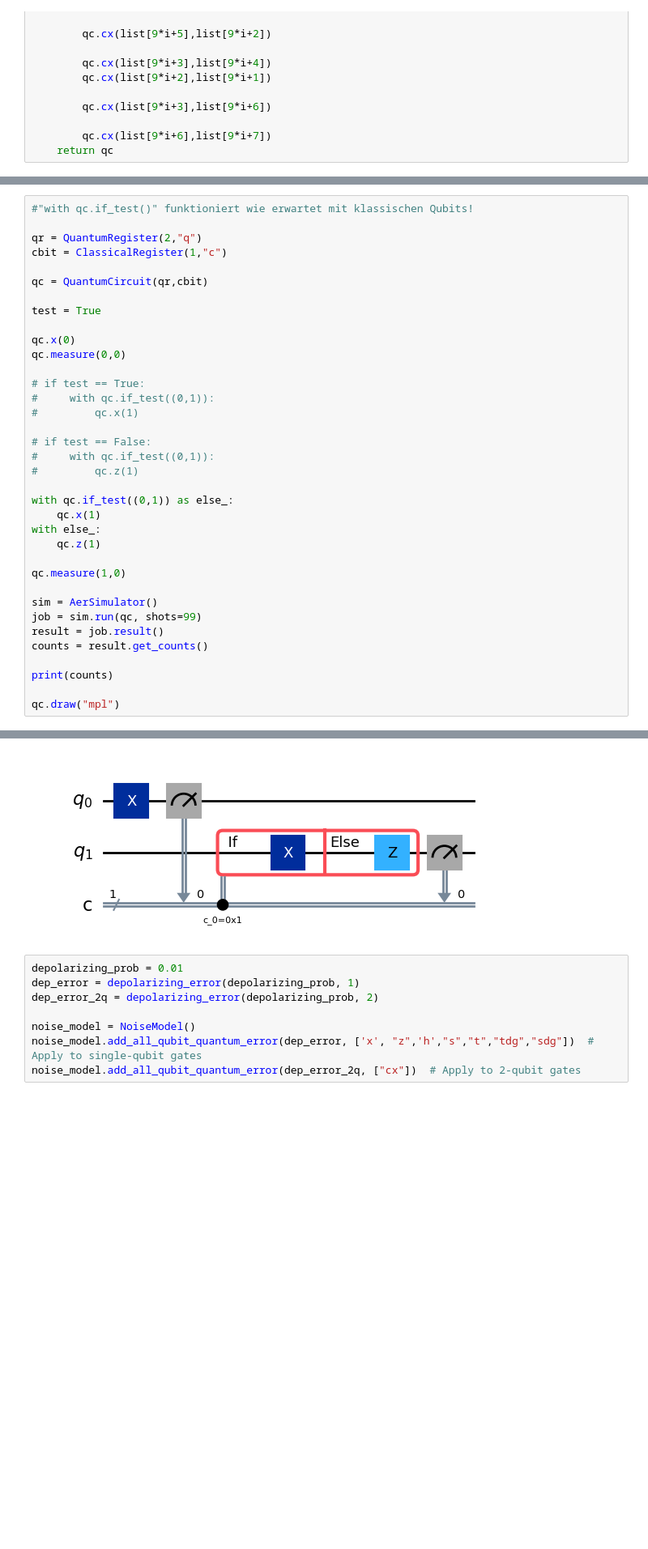
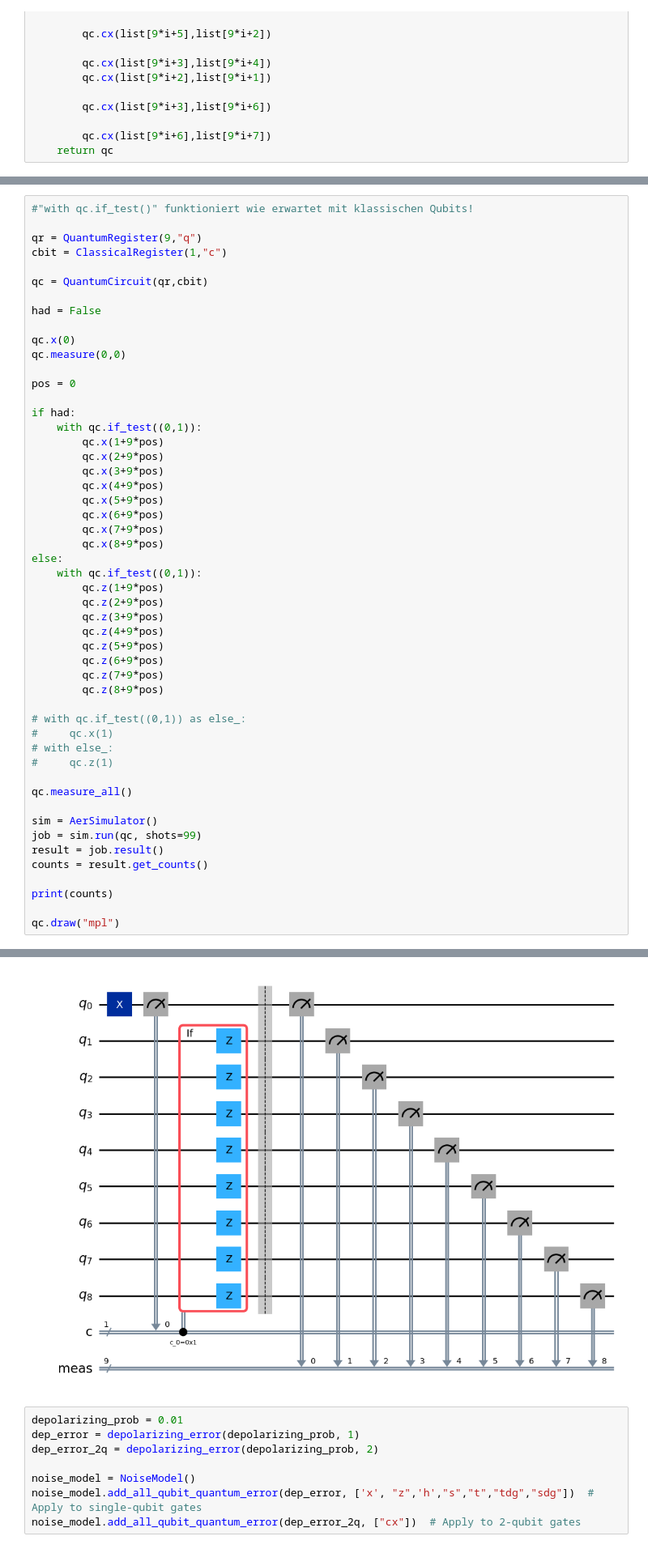
Before and after one commit to RicemanBoy/qc_researchproject, a Jupyter notebook: Rotated Surface Code/Eigener Surface Code.ipynb, the cells around one changed output, grey strips where cells are left out. Shown at 81% size. Drawn from its saved outputs; the diff is of its cells as text; blank space fills up the shorter version.

```diff
--- a/Rotated Surface Code/Eigener Surface Code.ipynb
+++ b/Rotated Surface Code/Eigener Surface Code.ipynb
@@ -671,30 +679,45 @@ Wir wollen 1...:  {'0001': 10, '1001': 38, '0000': 16, '1000': 35}
 # %%
 #"with qc.if_test()" funktioniert wie erwartet mit klassischen Qubits!
 
-qr = QuantumRegister(2,"q")
+qr = QuantumRegister(9,"q")
 cbit = ClassicalRegister(1,"c")
 
 qc = QuantumCircuit(qr,cbit)
 
-test = True
+had = False
 
 qc.x(0)
 qc.measure(0,0)
 
-# if test == True:
-#     with qc.if_test((0,1)):
-#         qc.x(1)
+pos = 0
 
-# if test == False:
-#     with qc.if_test((0,1)):
-#         qc.z(1)
+if had:
+    with qc.if_test((0,1)):
+        qc.x(1+9*pos)
+        qc.x(2+9*pos)
+        qc.x(3+9*pos)
+        qc.x(4+9*pos)
+        qc.x(5+9*pos)
+        qc.x(6+9*pos)
+        qc.x(7+9*pos)
+        qc.x(8+9*pos)
+else:
+    with qc.if_test((0,1)):
+        qc.z(1+9*pos)
+        qc.z(2+9*pos)
+        qc.z(3+9*pos)
+        qc.z(4+9*pos)
+        qc.z(5+9*pos)
+        qc.z(6+9*pos)
+        qc.z(7+9*pos)
+        qc.z(8+9*pos)
 
-with qc.if_test((0,1)) as else_:
-    qc.x(1)
-with else_:
-    qc.z(1)
+# with qc.if_test((0,1)) as else_:
+#     qc.x(1)
+# with else_:
+#     qc.z(1)
 
-qc.measure(1,0)
+qc.measure_all()
 
 sim = AerSimulator()
 job = sim.run(qc, shots=99)
@@ -709,4 +732,4 @@ qc.draw("mpl")
-[figure, old version]
+[figure, new version]
 # %%
 depolarizing_prob = 0.01
 dep_error = depolarizing_error(depolarizing_prob, 1)
```
Also changed, not shown: parts of 4 cells of this notebook.
